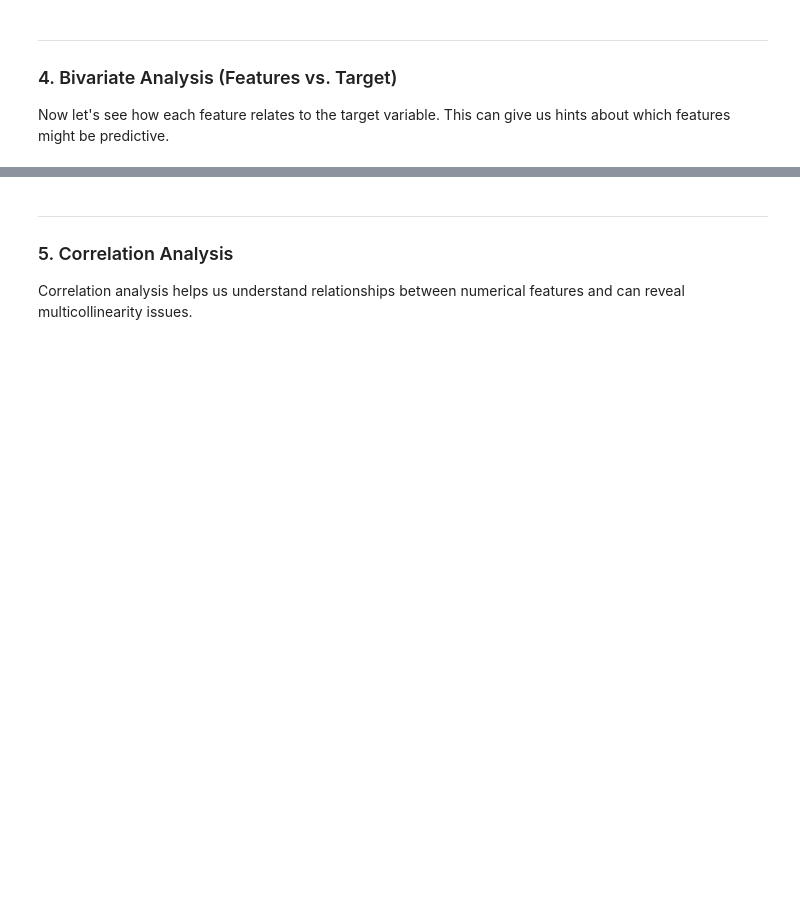
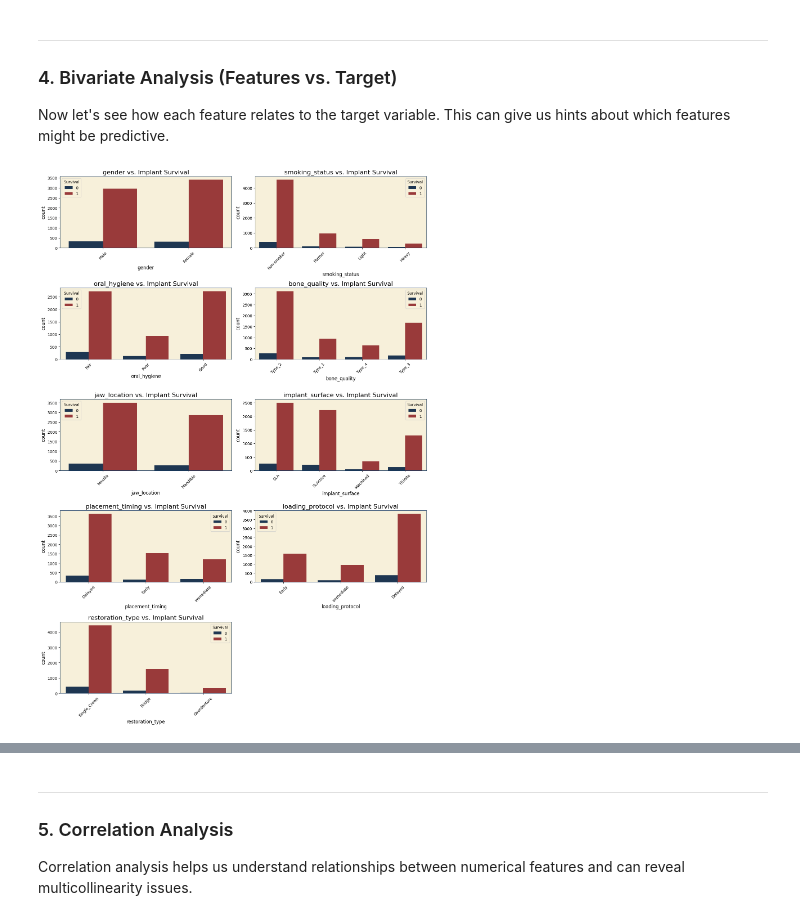
Before and after one commit to Tuminha/Implant-Success-Kaggle-Competition-, a Jupyter notebook: notebooks/01_EDA.ipynb, the cells around one changed output, grey strips where cells are left out. Saved outputs shown, nothing was run; the diff lists cells and outputs as text; code cells hidden in the pictures; blank space fills up the shorter version.

```diff
--- a/notebooks/01_EDA.ipynb
+++ b/notebooks/01_EDA.ipynb
@@ -191,34 +327,41 @@ Now let's see how each feature relates to the target variable. This can give us
 # %%
 # TODO: For each categorical feature, create a count plot showing the distribution of the target variable.
 # Hint: Use sns.countplot() with the 'hue' parameter set to the target variable.
 
 n_cats = len(categorical_cols) if 'categorical_cols' in dir() else 0
 
 if n_cats > 0:
     n_cols = 2
     n_rows = (n_cats + 1) // 2
 
     fig, axes = plt.subplots(n_rows, n_cols, figsize=(14, 4 * n_rows))
     axes = axes.flatten() if n_cats > 1 else [axes]
 
     # TODO: Loop through categorical columns and create count plots with hue
     # for i, col in enumerate(categorical_cols):
     #     sns.countplot(data=df, x=col, hue='implant_survival_10y',
     #                   palette=[COLORS['periospot_blue'], COLORS['crimson_blaze']], ax=axes[i])
     #     axes[i].set_title(f'{col} vs. Implant Survival')
     #     axes[i].tick_params(axis='x', rotation=45)
     #     axes[i].legend(title='Survival')
-    ...
+    for i, col in enumerate(categorical_cols):
+        sns.countplot(data=df, x=col, hue='implant_survival_10y',
+                      palette=[COLORS['periospot_blue'], COLORS['crimson_blaze']], ax=axes[i])
+        axes[i].set_title(f'{col} vs. Implant Survival')
+        axes[i].tick_params(axis='x', rotation=45)
+        axes[i].legend(title='Survival')
 
     for j in range(n_cats, len(axes)):
         axes[j].set_visible(False)
 
     plt.tight_layout()
     # TODO: Save the figure
-    # plt.savefig('../figures/categorical_vs_target.png', dpi=150, bbox_inches='tight')
+    plt.savefig('../figures/categorical_vs_target.png', dpi=150, bbox_inches='tight')
     plt.show()
 else:
     print("No categorical columns found or not yet defined.")
+# %% [output]
+[figure, added]
 # %%
 # TODO: For each numerical feature, create a box plot to see how its distribution varies with the target.
 # Hint: Use sns.boxplot() with x='implant_survival_10y'.
```
Also changed, not shown: parts of 22 cells of this notebook, 8 other files.
